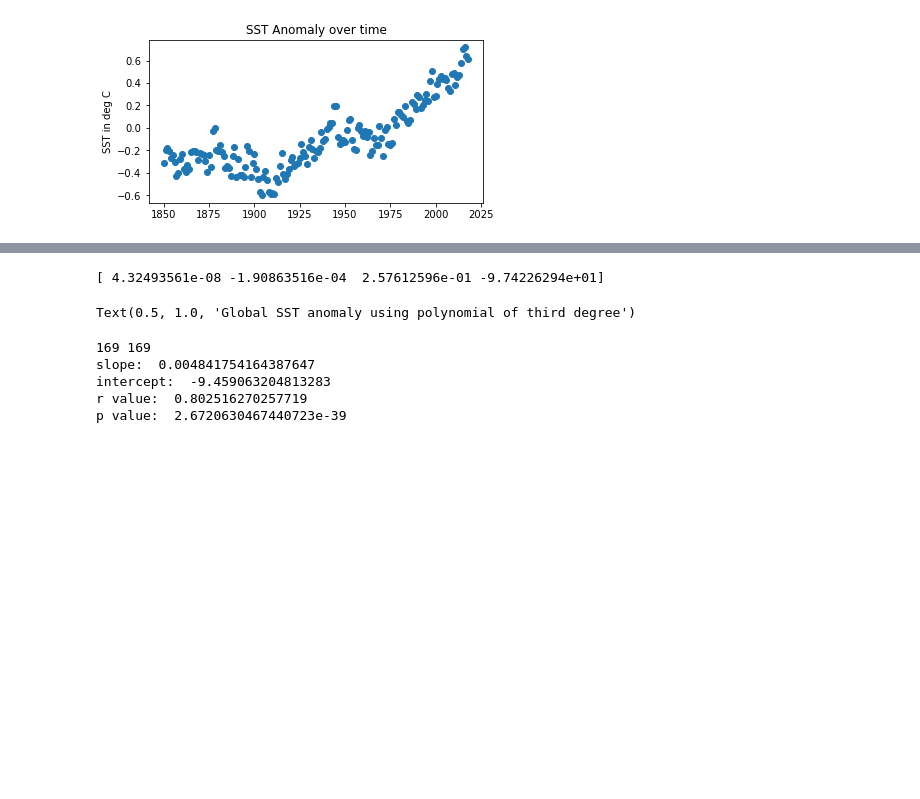
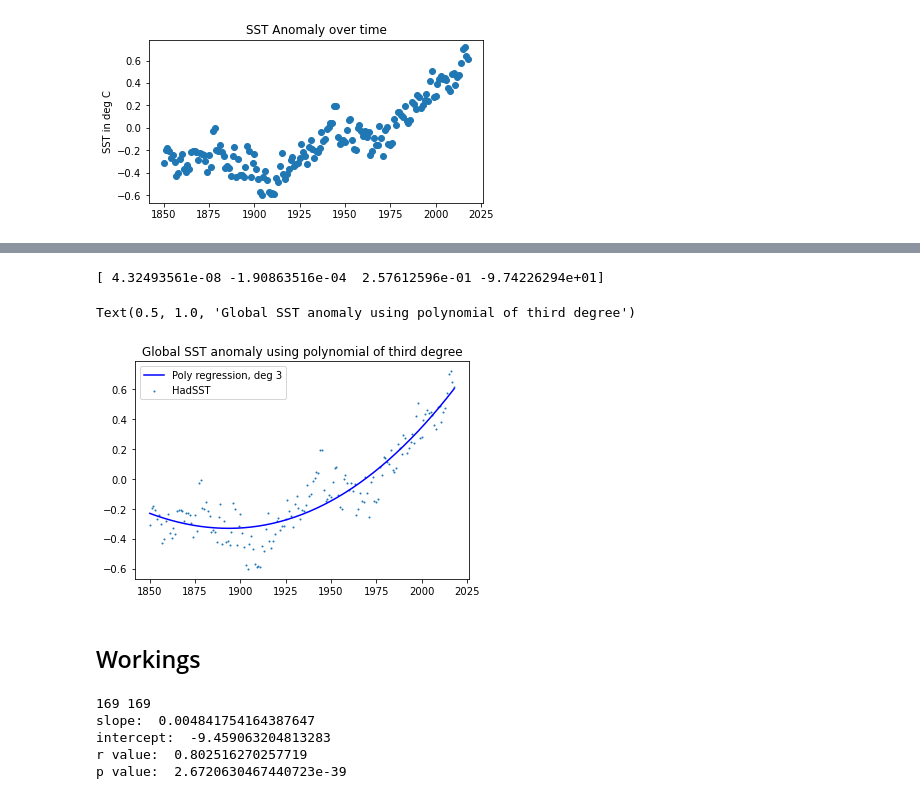
Before and after one commit to bndxn/macfiles, a Jupyter notebook: WS3/Polynomial regression on SST data.ipynb, the cells around one changed output, grey strips where cells are left out. Cells and saved outputs as stored; diff of their text form; code cells hidden in the pictures; blank space fills up the shorter version.

```diff
--- a/WS3/WS3 - Polynomial curve.ipynb
+++ b/WS3/Polynomial regression on SST data.ipynb
@@ -42,16 +43,19 @@ plt.scatter(x,y,s=1,label='HadSST')
 # %%
 # Trying this with a polynomial of degree 3 - gives low coeff for x^3 term
 u = polyfit(x, y, deg=3)
 print(u)
 y_pred2 = u[0] * x**3 + u[1] * x**2 + u[2] * x + u[3]
 
-plt.plot(x,y_pred2,color='blue',label='Poly reg, deg 3')
+plt.plot(x,y_pred2,color='blue',label='Poly regression, deg 3')
 plt.scatter(x,y,s=1,label='HadSST')
 plt.legend()
 plt.title('Global SST anomaly using polynomial of third degree')
 # %% [output]
 [ 4.32493561e-08 -1.90863516e-04  2.57612596e-01 -9.74226294e+01]
 Text(0.5, 1.0, 'Global SST anomaly using polynomial of third degree')
+[figure, added]
+# %% [markdown]
+## Workings
 # %%
 # Plotting this using the linregress function
 x = year
```
Also changed, not shown: parts of 2 cells of this notebook.
